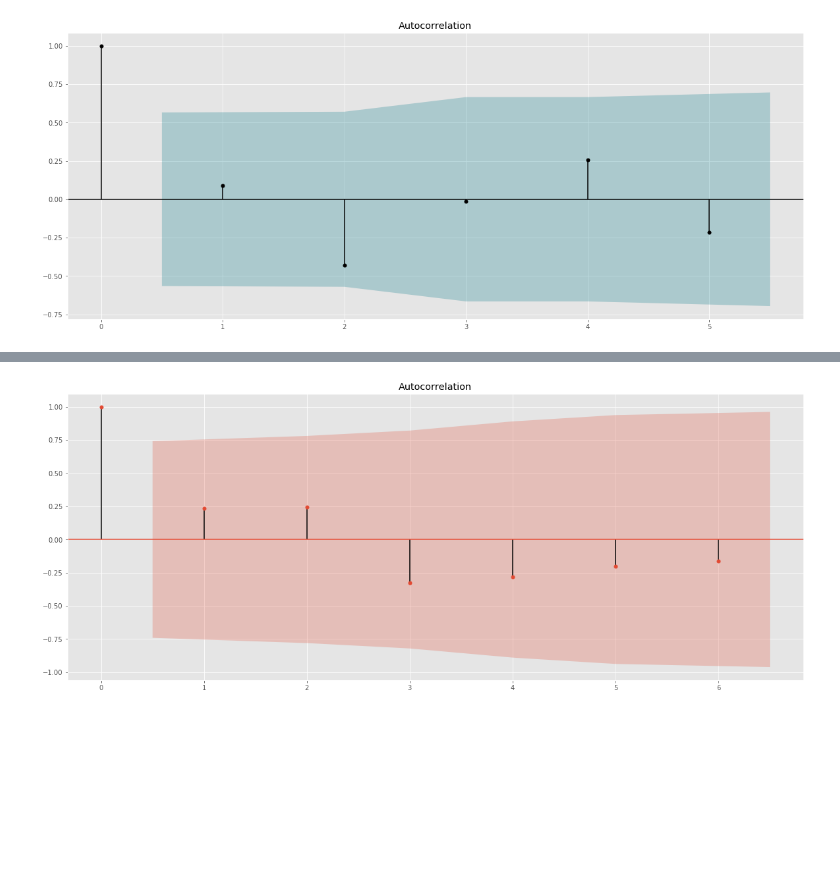
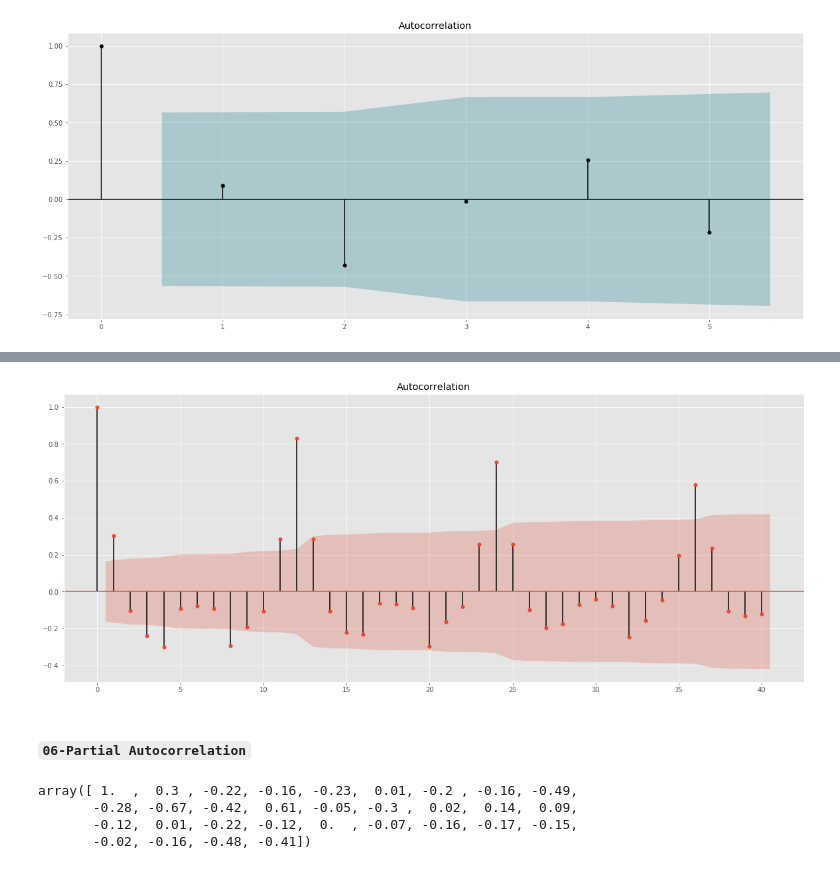
Before and after one commit to AI-MOO/Time_Series_Arabic_Explaination, a Jupyter notebook: 05-Autocorrelation_and_Partial_Autocorrelation.ipynb, the cells around one changed output, grey strips where cells are left out. Drawn from its saved outputs; the diff is of its cells as text; code cells hidden in the pictures; blank space fills up the shorter version.

```diff
--- a/05-Autocorrelation_and_Partial_Autocorrelation.ipynb
+++ b/05-Autocorrelation_and_Partial_Autocorrelation.ipynb
@@ -129,0 +92,10 @@ array([[1.        , 0.40664986],
+# %%
+from IPython.display import display
+
+# سلسلة زمنية تحتوي على أعداد المسافرين على أحد خطوط الطيران
+airline_passengers = pd.read_csv('datasets/airline-passengers.csv', index_col='Month', parse_dates=True)
+display(airline_passengers)
+
+# التصوير البياني للسلسلة الزمنية
+fig, ax = plt.subplots(figsize=(20,8))
+ax.plot(airline_passengers, c='#489AAA');
@@ -129,0 +118,12 @@ array([[1.        , 0.40664986],
+# %%
+# إيجاد الفرق من الرتبة الأولى للسلسلة الزمنية
+airline_passengers['Passengers_Diff'] = airline_passengers['Passengers'].diff(periods=1)
+airline_passengers = airline_passengers.dropna()
+
+# التصوير البياني للسلسة قبل وبعد إيجاد الفرق من الرتبة الأولى
+fig, ax = plt.subplots(figsize=(20,8))
+ax.plot(airline_passengers['Passengers'], label='Passengers', c='#489AAA')
+ax.plot(airline_passengers['Passengers_Diff'], label='First-order difference', color='#E46B48')
+ax.legend()
+plt.title('Airline Passengers dataset with First-order difference', size=20)
+plt.show()
@@ -130,7 +144,18 @@ array([[1.        , 0.40664986],
 # %%
-from statsmodels.graphics.tsaplots import plot_acf
 fig, ax = plt.subplots(figsize=(20,8))
-plot_acf(df_p, ax=ax)
+plot_acf(airline_passengers['Passengers_Diff'], lags=40, ax=ax)
 plt.show()
 # %% [output]
-[figure, old version]
+[figure, new version]
+# %% [markdown]
+#### `06-Partial Autocorrelation`
+# %%
+from statsmodels.graphics.tsaplots import pacf, plot_pacf
+
+pacf_values = pacf(airline_passengers['Passengers_Diff'], nlags=30)
+np.round(pacf_values, 2)
+# %% [output]
+array([ 1.  ,  0.3 , -0.22, -0.16, -0.23,  0.01, -0.2 , -0.16, -0.49,
+       -0.28, -0.67, -0.42,  0.61, -0.05, -0.3 ,  0.02,  0.14,  0.09,
+       -0.12,  0.01, -0.22, -0.12,  0.  , -0.07, -0.16, -0.17, -0.15,
+       -0.02, -0.16, -0.48, -0.41])
```
Also changed, not shown: parts of 10 cells of this notebook.
